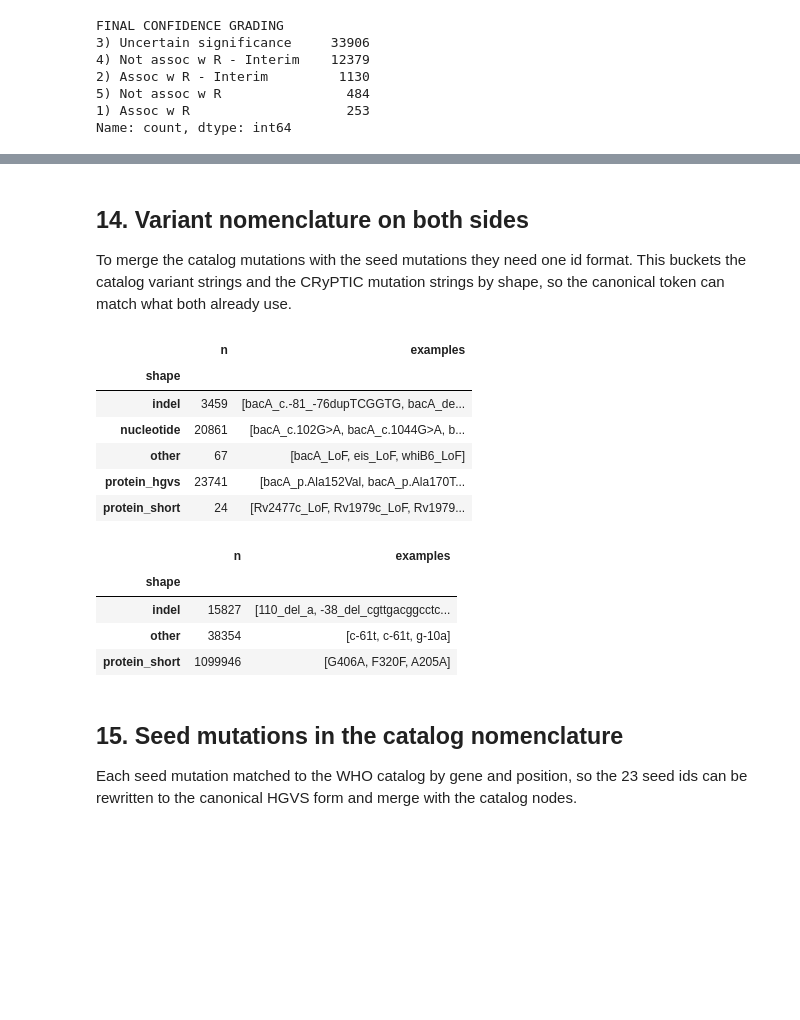
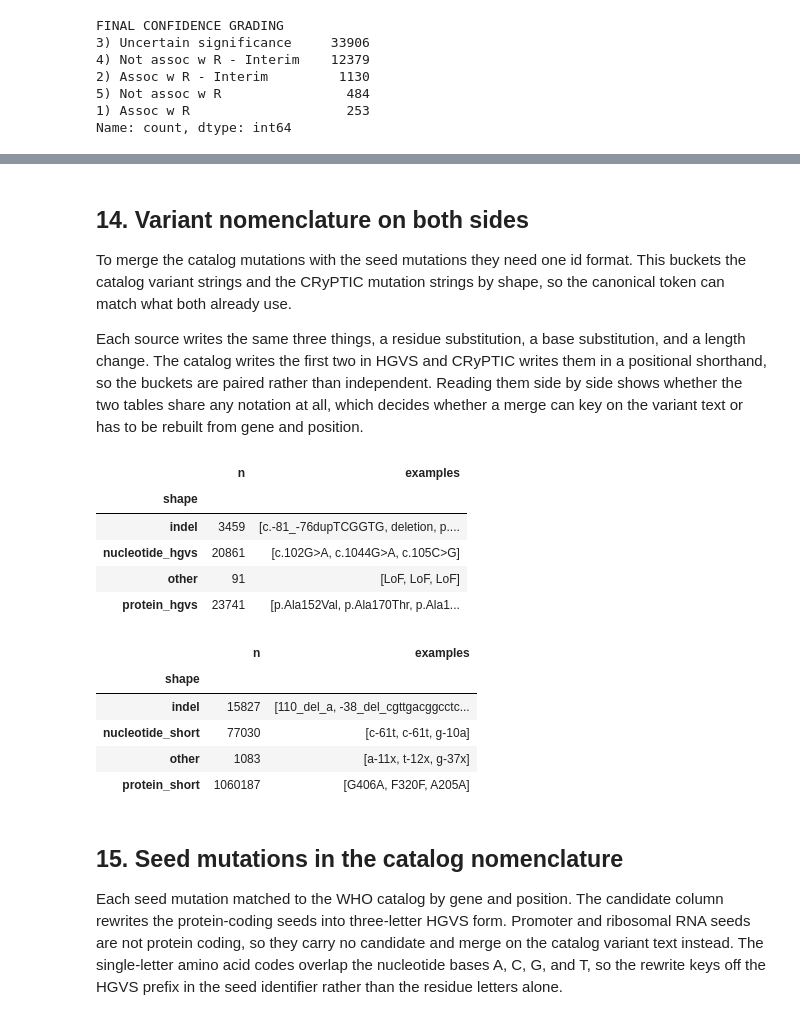
Before and after one commit to jsf3467v/tb-drug-resistance, a Jupyter notebook: EDA/EDA.ipynb, the cells around one changed output, grey strips where cells are left out. Drawn from its saved outputs; the diff is of its cells as text; code cells hidden in the pictures; blank space fills up the shorter version.

```diff
--- a/EDA/EDA.ipynb
+++ b/EDA/EDA.ipynb
@@ -139,6 +149,10 @@ Two simple predictors set the floor a case-based design must clear. The headline
 # %%
-records = (frame.assign(actual_success=success, actual_regimen=frame["regimen"])
-           [["actual_success", "profile", "actual_regimen"]]
-           .to_dict("records"))
-baseline_accuracy(records)
+folds = stratified_folds(cases, K_FOLDS, random.Random(SEED))
+held_out = pd.DataFrame([baseline_accuracy(train, test) for train, test in folds])
+
+pd.DataFrame({
+    "held_out_mean": held_out.mean().round(3),
+    "held_out_std": held_out.std().round(3),
+    "resubstitution": pd.Series(baseline_accuracy(cases, cases)),
+})
 # %% [output]
@@ -423,48 +728,61 @@ pd.crosstab(who["tier"], who[grading])
 ## 14. Variant nomenclature on both sides
 
 To merge the catalog mutations with the seed mutations they need one id format. This buckets the catalog variant strings and the CRyPTIC mutation strings by shape, so the canonical token can match what both already use.
+
+Each source writes the same three things, a residue substitution, a base substitution, and a length change. The catalog writes the first two in HGVS and CRyPTIC writes them in a positional shorthand, so the buckets are paired rather than independent. Reading them side by side shows whether the two tables share any notation at all, which decides whether a merge can key on the variant text or has to be rebuilt from gene and position.
 # %%
-import re
-
-def variant_shape(v):
-    v = str(v)
-    if any(t in v for t in ("del", "ins", "dup", "fs")):
-        return "indel"
-    if "p." in v:
-        return "protein_hgvs"
-    if "c." in v or ">" in v:
-        return "nucleotide"
-    if re.search(r"[A-Za-z]\d+[A-Za-z]", v):
-        return "protein_short"
-    return "other"
+# Four shapes in two notations, plus length changes, which both notations write
+# the same way. Case carries the level: a lowercase base pair is a nucleotide
+# call and an uppercase letter is a residue, which is why rrs variants such as
+# a1401g read as nucleotide even though rrs encodes no protein.
+SHAPES = ["indel", "protein_hgvs", "nucleotide_hgvs", "nucleotide_short",
+          "protein_short"]
 
 
-who_variant = who["variant"].fillna(who["mutation"]).astype(str)
-pd.DataFrame({"variant": who_variant, "shape": who_variant.map(variant_shape)}) \
+def variant_shape(values):
+    """Bucket variant strings by nomenclature, first match wins. A trailing
+    colon and number is an annotation rather than notation, so it comes off
+    first; whatever it records, the variant under it keeps its shape. The
+    residue class admits the exclamation mark, which writes a stop codon."""
+    text = values.astype(str).str.replace(r":\d+$", "", regex=True)
+    tests = [text.str.contains("del|ins|dup|fs", regex=True),
+             text.str.contains("p.", regex=False),
+             text.str.contains(r"c\.|n\.|>", regex=True),
+             text.str.contains(r"^[acgt]-?\d+[acgt]$", regex=True),
+             text.str.contains(r"[A-Za-z]\d+[A-Za-z!]", regex=True)]
+    return pd.Series(np.select(tests, SHAPES, default="other"), index=values.index)
+
+
+# Split as the catalog loader splits, so the gene prefix is not classified.
+# Locus identifiers carry digits, which put every Rv-numbered LoF row in the
+# protein bucket while the same rows on named genes landed in other.
+who_variant = (who["variant"].fillna(who["mutation"]).astype(str)
+               .str.split("_", n=1).str[-1])
+pd.DataFrame({"variant": who_variant, "shape": variant_shape(who_variant)}) \
   .groupby("shape")["variant"].agg(n="size", examples=lambda s: list(s.head(3)))
 # %% [output]
 |  | n | examples |
 | shape |  |  |
-| indel | 3459 | [bacA_c.-81_-76dupTCGGTG, bacA_de... |
-| nucleotide | 20861 | [bacA_c.102G>A, bacA_c.1044G>A, b... |
-| other | 67 | [bacA_LoF, eis_LoF, whiB6_LoF] |
-| protein_hgvs | 23741 | [bacA_p.Ala152Val, bacA_p.Ala170T... |
-| protein_short | 24 | [Rv2477c_LoF, Rv1979c_LoF, Rv1979... |
+| indel | 3459 | [c.-81_-76dupTCGGTG, deletion, p.... |
+| nucleotide_hgvs | 20861 | [c.102G>A, c.1044G>A, c.105C>G] |
+| other | 91 | [LoF, LoF, LoF] |
+| protein_hgvs | 23741 | [p.Ala152Val, p.Ala170Thr, p.Ala1... |
 # %%
-eff = flat(pd.read_parquet(DATA / "EFFECTS.parquet", columns=["MUTATION"]), "MUTATION")
-mutation = eff["MUTATION"].astype(str)
-pd.DataFrame({"mutation": mutation, "shape": mutation.map(variant_shape)}) \
+mutation = flat(pd.read_parquet(DATA / "EFFECTS.parquet", columns=["MUTATION"]),
+                "MUTATION")["MUTATION"].astype(str)
+pd.DataFrame({"mutation": mutation, "shape": variant_shape(mutation)}) \
   .groupby("shape")["mutation"].agg(n="size", examples=lambda s: list(s.head(3)))
 # %% [output]
 |  | n | examples |
 | shape |  |  |
 | indel | 15827 | [110_del_a, -38_del_cgttgacggcctc... |
-| other | 38354 | [c-61t, c-61t, g-10a] |
-| protein_short | 1099946 | [G406A, F320F, A205A] |
+| nucleotide_short | 77030 | [c-61t, c-61t, g-10a] |
+| other | 1083 | [a-11x, t-12x, g-37x] |
+| protein_short | 1060187 | [G406A, F320F, A205A] |
 # %% [markdown]
 ## 15. Seed mutations in the catalog nomenclature
 
-Each seed mutation matched to the WHO catalog by gene and position, so the 23 seed ids can be rewritten to the canonical HGVS form and merge with the catalog nodes.
+Each seed mutation matched to the WHO catalog by gene and position. The candidate column rewrites the protein-coding seeds into three-letter HGVS form. Promoter and ribosomal RNA seeds are not protein coding, so they carry no candidate and merge on the catalog variant text instead. The single-letter amino acid codes overlap the nucleotide bases A, C, G, and T, so the rewrite keys off the HGVS prefix in the seed identifier rather than the residue letters alone.
 # %%
 from who_catalog import WHOCatalog
 
```
Also changed, not shown: parts of 41 cells of this notebook, 18 other files.
